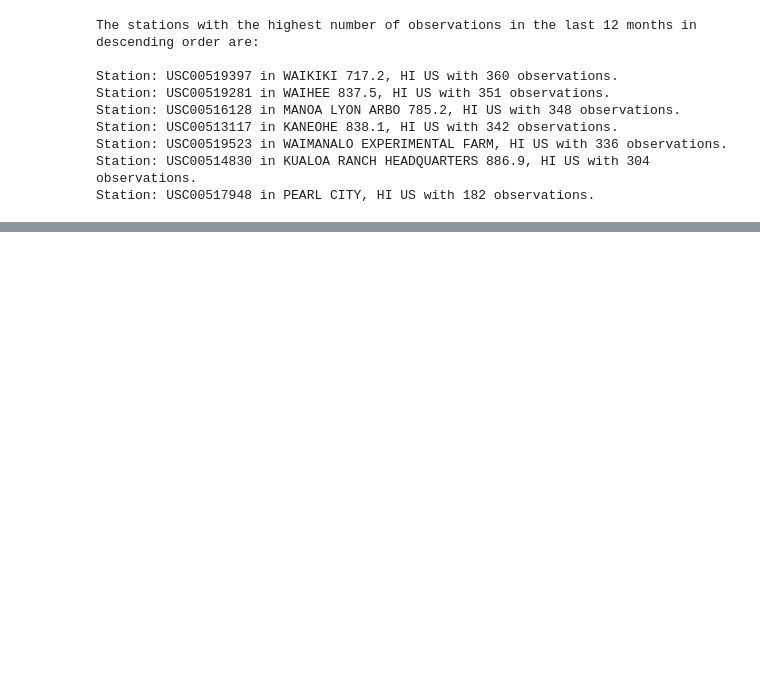
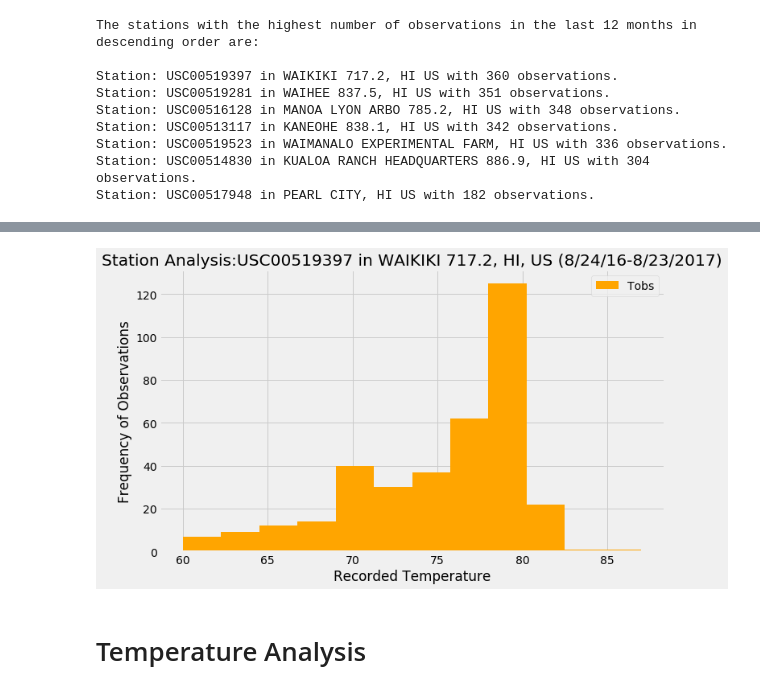
Before and after one commit to vst17/SurfsUPHAWAII, a Jupyter notebook: climate_analysis.ipynb, the cells around one changed output, grey strips where cells are left out. Drawn from its saved outputs; the diff is of its cells as text; code cells hidden in the pictures; blank space fills up the shorter version.

Commit message:
updated analysis

```diff
--- a/climate_analysis.ipynb
+++ b/climate_analysis.ipynb
@@ -157,3 +157,13 @@ Station: USC00513117 in KANEOHE 838.1, HI US with 342 observations.
 Station: USC00519523 in WAIMANALO EXPERIMENTAL FARM, HI US with 336 observations.
 Station: USC00514830 in KUALOA RANCH HEADQUARTERS 886.9, HI US with 304 observations.
 Station: USC00517948 in PEARL CITY, HI US with 182 observations.
+# %%
+# Filter by the station with the highest number of observations.
+highest_obs = session.query(Measurement.date, Measurement.tobs).\
+    filter(Measurement.station == busiest_station[0]).\
+    filter(Measurement.date > first_date).\
+    order_by(Measurement.date).all()
+
+#DataFrame.
+highest_obs_df = pd.DataFrame(highest_obs, columns=['Date', 'Tobs'])
+tobs_df.head()
@@ -159,0 +177,13 @@ Station: USC00517948 in PEARL CITY, HI US with 182 observations.
+# %%
+#Histograph
+plt.hist(highest_obs_df['Tobs'], bins=12, color = 'orange')
+plt.rcParams['figure.figsize'] = [10,6]
+plt.xlabel('Recorded Temperature')
+plt.ylabel('Frequency of Observations')
+plt.title("Station Analysis:USC00519397 in WAIKIKI 717.2, HI, US (8/24/16-8/23/2017)")
+plt.legend(['Tobs'])
+plt.show()
+# %% [output]
+[figure, added]
+# %% [markdown]
+# Temperature Analysis
```
Also changed, not shown: parts of 3 cells of this notebook.
